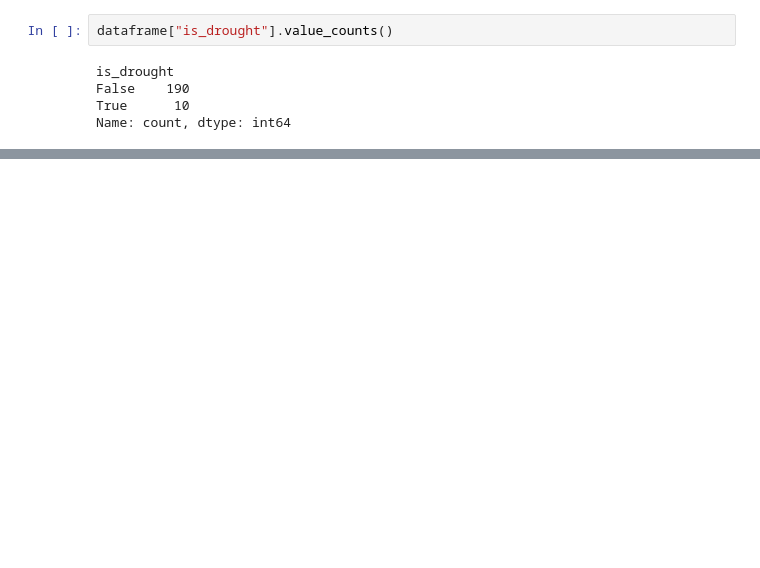
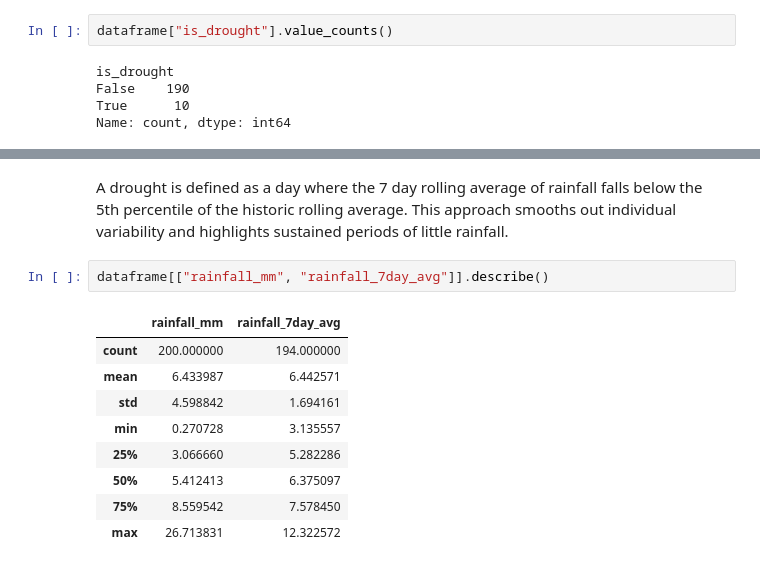
Before and after one commit to sgosmyt2/geospatial-data-projects, a Jupyter notebook: notebooks/dataexploration.ipynb, the cells around one changed output, grey strips where cells are left out. Saved outputs shown, nothing was run; the diff lists cells and outputs as text; blank space fills up the shorter version.

Commit message:
Updated drought model

```diff
--- a/notebooks/dataexploration.ipynb
+++ b/notebooks/dataexploration.ipynb
@@ -149,0 +150,14 @@ plt.show()
+# %% [markdown]
+A drought is defined as a day where the 7 day rolling average of rainfall falls below the 5th percentile of the historic rolling average. This approach smooths out individual variability and highlights sustained periods of little rainfall.
+# %%
+dataframe[["rainfall_mm", "rainfall_7day_avg"]].describe()
+# %% [output]
+|  | rainfall_mm | rainfall_7day_avg |
+| count | 200.000000 | 194.000000 |
+| mean | 6.433987 | 6.442571 |
+| std | 4.598842 | 1.694161 |
+| min | 0.270728 | 3.135557 |
+| 25% | 3.066660 | 5.282286 |
+| 50% | 5.412413 | 6.375097 |
+| 75% | 8.559542 | 7.578450 |
+| max | 26.713831 | 12.322572 |
```
Also changed, not shown: parts of 10 cells of this notebook.
